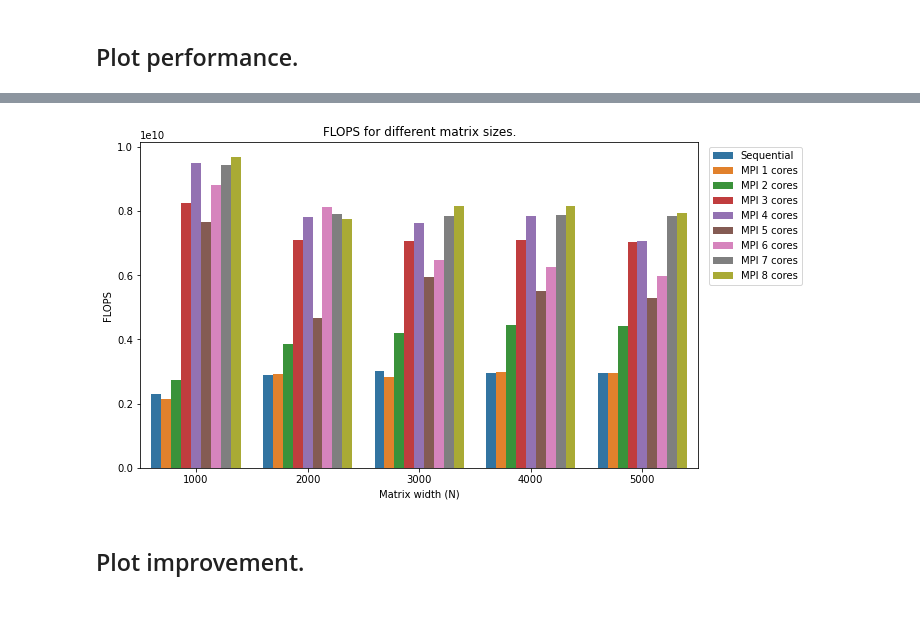
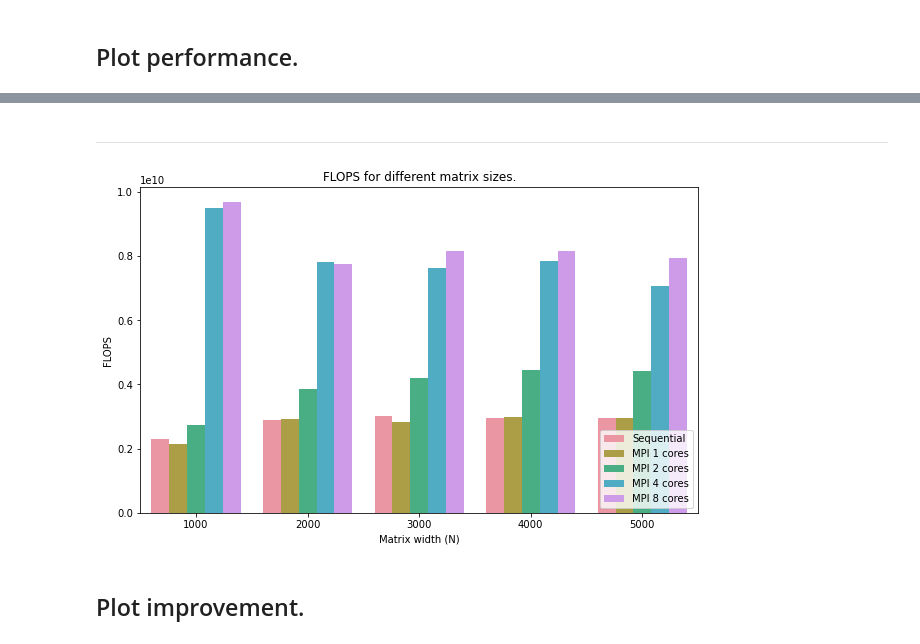
Before and after one commit to JordyAaldering/Parallel-Computing, a Jupyter notebook: Project03/Evaluation/evaluation.ipynb, the cells around one changed output, grey strips where cells are left out. Saved outputs shown, nothing was run; the diff lists cells and outputs as text; code cells hidden in the pictures; blank space fills up the shorter version.

```diff
--- a/Project03/Evaluation/evaluation.ipynb
+++ b/Project03/Evaluation/evaluation.ipynb
@@ -30,3 +50,16 @@ mpi_avg["FLOPS"] = mpi_avg.apply(fn, axis=1)
 # select only thousands
 relax_small = relax_avg[relax_avg.N % 1000 == 0]
 mpi_small = mpi_avg[mpi_avg.N % 1000 == 0]
+# %%
+# calculate speedup
+fn = lambda x: (relax_avg.loc[relax_avg.N == x.N].iloc[0].Time) / (x.Time * x.Cores)
+mpi_avg["Speedup"] = mpi_avg.apply(fn, axis=1)
+
+# calculate efficiency
+fn = lambda x: x.Speedup / x.Cores
+mpi_avg["Efficiency"] = mpi_avg.apply(fn, axis=1)
+# %%
+# calculate memory usage
+fn = lambda x: 2 * (x.N * x.N + 2 * x.N * (x.Cores - 1))
+relax_avg["Memory"] = 2 * relax_avg.Size
+mpi_avg["Memory"] = mpi_avg.apply(fn, axis=1)
@@ -38,9 +80,9 @@ combined = pd.concat([relax_avg, mpi_avg])
 combined = combined.fillna(0)
 combined = combined.astype({"Cores": "int64"})
 
-# add labels
-fn = lambda x: "Sequential" if x.Cores == 0 else f"MPI {int(x.Cores)} cores"
-combined["Label"] = combined.apply(fn, axis=1)
+combined.drop("Speedup", axis=1, inplace=True)
+combined.drop("Efficiency", axis=1, inplace=True)
 
 # select only thousands
 combined_small = combined[combined.N % 1000 == 0]
+combined_small.reset_index(inplace=True)
@@ -46,0 +100,5 @@ combined_small = combined[combined.N % 1000 == 0]
+# %%
+cores = [0, 1, 2, 4, 8]
+subset = combined[combined.Cores.isin(cores)]
+subset_small = combined_small[combined_small.Cores.isin(cores)]
+subset_small.reset_index(inplace=True)
@@ -70,15 +156,17 @@ plt.show()
+# %% [markdown]
+---
 # %%
 plt.figure(figsize=(10, 6))
 
-ax = sns.barplot(x="N", hue="Label", y="FLOPS", data=combined_small)
+ax = sns.barplot(x="N", y="FLOPS", hue="Label", data=subset_small)
 
 ax.set_title("FLOPS for different matrix sizes.")
 ax.set_xlabel("Matrix width (N)")
 ax.set_ylabel("FLOPS")
-ax.legend(bbox_to_anchor=(1.01, 1))
+plt.legend(loc="lower right")
 
 plt.show()
 # %% [output]
-[figure, old version]
+[figure, new version]
 # %% [markdown]
 ## Plot improvement.
```
Also changed, not shown: parts of 18 cells of this notebook, 1 other file.
